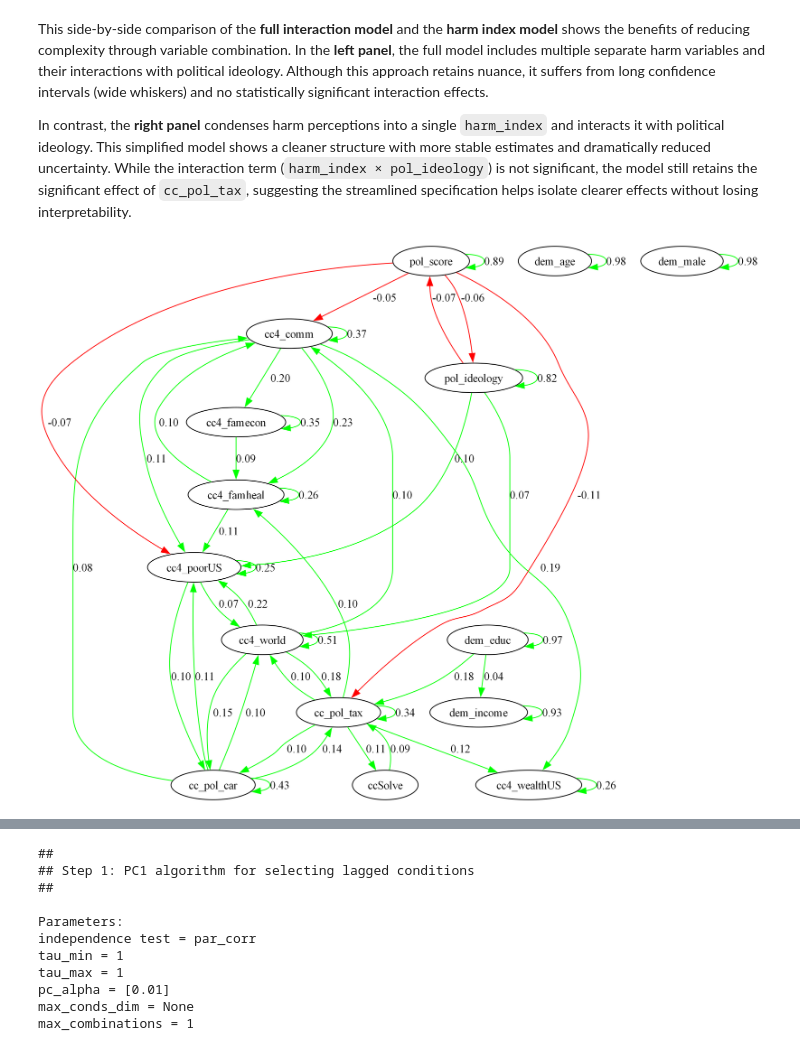
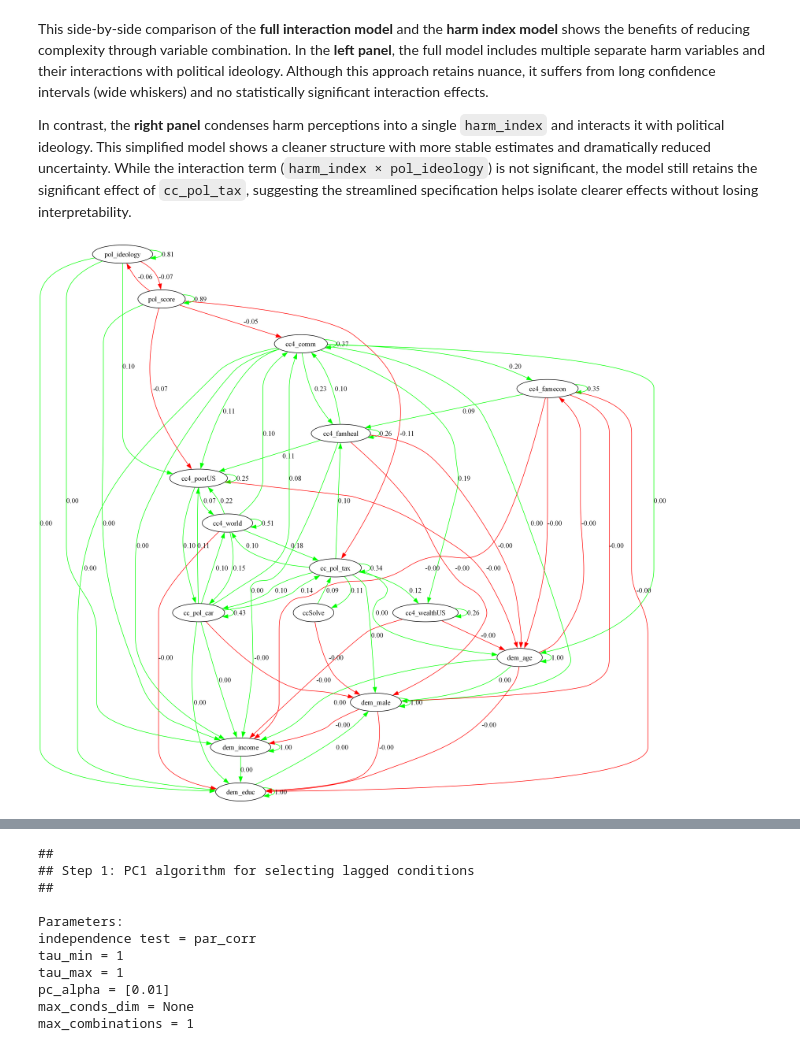
Before and after one commit to paraskevasleivadaros/climate-opinions-and-elections, a Jupyter notebook: notebooks/2-modeling-and-inference.ipynb, the cells around one changed output, grey strips where cells are left out. Cells and saved outputs as stored; diff of their text form; code cells hidden in the pictures.

```diff
--- a/notebooks/2-modeling-and-inference.ipynb
+++ b/notebooks/2-modeling-and-inference.ipynb
@@ -798,31 +1033,31 @@ By explicitly interacting political ideology with climate harm perceptions, this
 import pandas as pd
 import statsmodels.api as sm
 from statsmodels.iolib.summary2 import summary_col
-import pandas as pd
 
 # Load data
 data = pd.read_csv("../data/5-cleaned_data_3waves.csv", low_memory=False)
 
 # Define variable groups
 harm_vars = ["cc4_world", "cc4_wealthUS", "cc4_poorUS", "cc4_comm", "cc4_famheal", "cc4_famecon"]
-moderator = "pol_ideology"  # or use "pol_score" if you prefer
-controls = ["ccSolve", "cc_pol_tax", "cc_pol_car", "dem_income", "dem_age", "dem_educ", "dem_male"]
+moderator = "pol_ideology"  # could switch to "pol_score"
+controls_lagged = ["ccSolve", "cc_pol_tax", "cc_pol_car"]
+demographics = ["dem_income", "dem_age", "dem_educ", "dem_male"]
 
 # Sort by PID and WAVE
 data = data.sort_values(by=["PID", "WAVE"])
 
-# Create lagged versions
-for var in harm_vars + controls + [moderator]:
+# Create lagged versions for time-varying variables only
+for var in harm_vars + controls_lagged + [moderator]:
     data[f"{var}_lag"] = data.groupby("PID")[var].shift(1)
 
-# Create interaction terms between lagged harm perception and moderator
+# Create interaction terms between lagged harm perception and lagged moderator
 for harm in harm_vars:
-    data[f"{harm}_x_{moderator}_lag"] = data.groupby("PID")[harm].shift(1) * data[moderator]
+    data[f"{harm}_x_{moderator}_lag"] = data.groupby("PID")[harm].shift(1) * data.groupby("PID")[moderator].shift(1)
 
 # Combine all predictors
-lagged_vars = [f"{var}_lag" for var in harm_vars + controls + [moderator]]
+lagged_vars = [f"{var}_lag" for var in harm_vars + controls_lagged + [moderator]]
 interaction_terms = [f"{harm}_x_{moderator}_lag" for harm in harm_vars]
-all_predictors = lagged_vars + interaction_terms
+all_predictors = lagged_vars + demographics + interaction_terms
 
 # Drop missing rows
 panel_var_data = data.dropna(subset=all_predictors + ["ccSolve"])
@@ -832,7 +1067,7 @@ X = panel_var_data[all_predictors]
 y = panel_var_data["ccSolve"]
 X = sm.add_constant(X)
 
-# Fit model
+# Fit model with clustered standard errors
 rq3_model = sm.OLS(y, X).fit(cov_type="cluster", cov_kwds={"groups": panel_var_data["PID"]})
 
 # Print summary
@@ -1404,28 +1658,29 @@ import networkx as nx
 from graphviz import Digraph
 from IPython.display import Image, display
 
-# Optional: Add path to Graphviz binaries if needed
-# os.environ["PATH"] += os.pathsep + r"C:\Program Files\Graphviz\bin"
-
 # --- Load data ---
 data = pd.read_csv("../data/5-cleaned_data_3waves.csv", low_memory=False)
 
 # --- Define predictors ---
-continuous_predictors = [
+time_varying_vars = [
     "cc4_world", "cc4_wealthUS", "cc4_poorUS",
     "cc4_comm", "cc4_famheal", "cc4_famecon",
     "ccSolve", "cc_pol_tax", "cc_pol_car",
-    "dem_income", "dem_age", "dem_educ", "dem_male",
     "pol_score", "pol_ideology"
 ]
 
+demographic_vars = ["dem_income", "dem_age", "dem_educ", "dem_male"]  # used non-lagged
+
 # --- Preprocess ---
 data = data.sort_values(by=['PID', 'WAVE'])
-for var in continuous_predictors:
+
+# Create lagged variables only for time-varying ones
+for var in time_varying_vars:
     data[f"{var}_lag"] = data.groupby("PID")[var].shift(1)
 
-X_vars = [f"{var}_lag" for var in continuous_predictors]
-Y_vars = continuous_predictors
+# Combine predictors
+X_vars = [f"{var}_lag" for var in time_varying_vars] + demographic_vars
+Y_vars = time_varying_vars + demographic_vars
 df = data.dropna(subset=X_vars + Y_vars)
 
 # --- Build edge list based on lagged regression ---
@@ -1435,49 +1690,39 @@ for y in Y_vars:
     X = sm.add_constant(X)
     y_vals = df[y]
     model = sm.OLS(y_vals, X).fit()
 
     for predictor, pval in model.pvalues.items():
         if predictor == 'const' or predictor not in X.columns:
             continue
-
-        # --- Previous threshold: p < 0.05
-        # if pval < 0.05:
-
-        # --- New threshold: p < 0.01
         if pval < 0.01:
             weight = model.params[predictor]
-            source = predictor.replace("_lag", "")
+            source = predictor.replace("_lag", "")  # strip lag suffix if present
             target = y
             edges.append((source, target, weight))
 
 # --- Build Graphviz Digraph ---
 dot = Digraph(engine="dot")
 dot.attr(dpi='300', fontsize='14', rankdir='TB')
-# dot.attr(label='PVAR Lagged Effects (p < 0.01)', labelloc='t', fontsize='15')
 
-# --- Add nodes
+# Add nodes
 nodes = set()
 for src, tgt, _ in edges:
     nodes.update([src, tgt])
 
 for node in sorted(nodes):
-    label = node
-    # label = node.replace("cc4_", "").replace("cc_", "").replace("dem_", "")
-    dot.node(node, label=label)
+    dot.node(node, label=node)
 
-# --- Add edges
+# Add edges
 for src, tgt, weight in edges:
     color = "green" if weight > 0 else "red"
     dot.edge(src, tgt, label=f"{weight:.2f}", color=color)
 
-# --- Render and save PNG only (no viewer, no .gv file)
+# Render and display
 output_path = "../results/pvar_graphviz"
 dot.render(output_path, format="png", cleanup=True)
-
-# --- Display the PNG below the cell
 display(Image(filename=f"{output_path}.png"))
 # %% [output]
-[figure, old version]
+[figure, new version]
 # %%
 import pandas as pd
 import numpy as np
```
Also changed, not shown: parts of 26 cells of this notebook, 25 other files.
